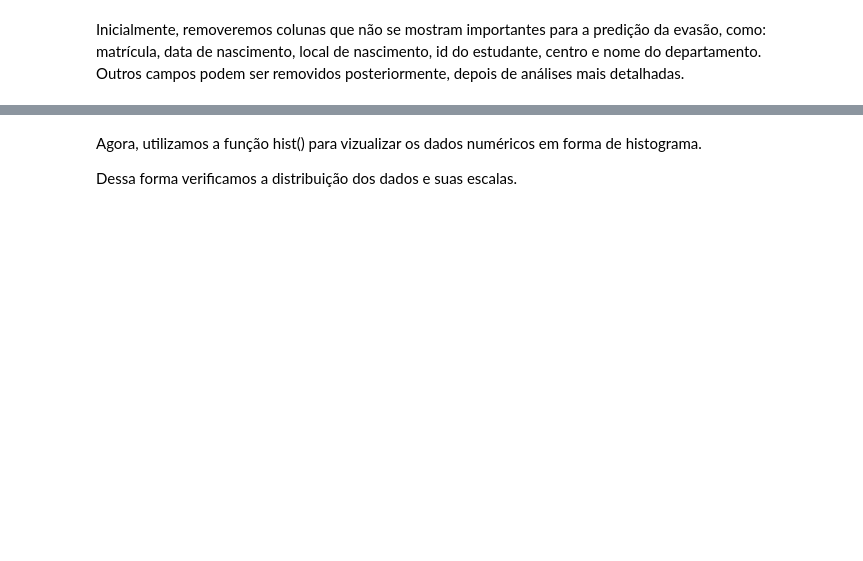
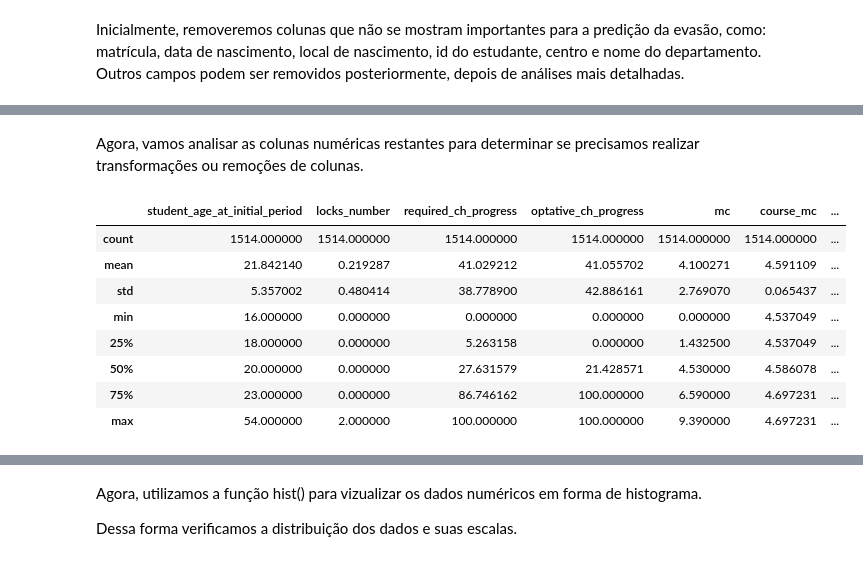
Before and after one commit to gabrielmoliva/Atividade-1---Machine-Learning, a Jupyter notebook: modelo.ipynb, the cells around one changed output, grey strips where cells are left out. Saved outputs shown, nothing was run; the diff lists cells and outputs as text; code cells hidden in the pictures; blank space fills up the shorter version.

```diff
--- a/modelo.ipynb
+++ b/modelo.ipynb
@@ -82,0 +146,15 @@ memory usage: 305.2+ KB
+# %% [markdown]
+Agora, vamos analisar as colunas numéricas restantes para determinar se precisamos realizar transformações ou remoções de colunas.
+# %%
+colunas_numericas = df.drop(columns=['abandono']).columns
+df[colunas_numericas].describe()
+# %% [output]
+|  | student_age_at_initial_period | locks_number | required_ch_progress | optative_ch_progress | mc | course_mc | ... |
+| count | 1514.000000 | 1514.000000 | 1514.000000 | 1514.000000 | 1514.000000 | 1514.000000 | ... |
+| mean | 21.842140 | 0.219287 | 41.029212 | 41.055702 | 4.100271 | 4.591109 | ... |
+| std | 5.357002 | 0.480414 | 38.778900 | 42.886161 | 2.769070 | 0.065437 | ... |
+| min | 16.000000 | 0.000000 | 0.000000 | 0.000000 | 0.000000 | 4.537049 | ... |
+| 25% | 18.000000 | 0.000000 | 5.263158 | 0.000000 | 1.432500 | 4.537049 | ... |
+| 50% | 20.000000 | 0.000000 | 27.631579 | 21.428571 | 4.530000 | 4.586078 | ... |
+| 75% | 23.000000 | 0.000000 | 86.746162 | 100.000000 | 6.590000 | 4.697231 | ... |
+| max | 54.000000 | 2.000000 | 100.000000 | 100.000000 | 9.390000 | 4.697231 | ... |
```
Also changed, not shown: parts of 15 cells of this notebook.
